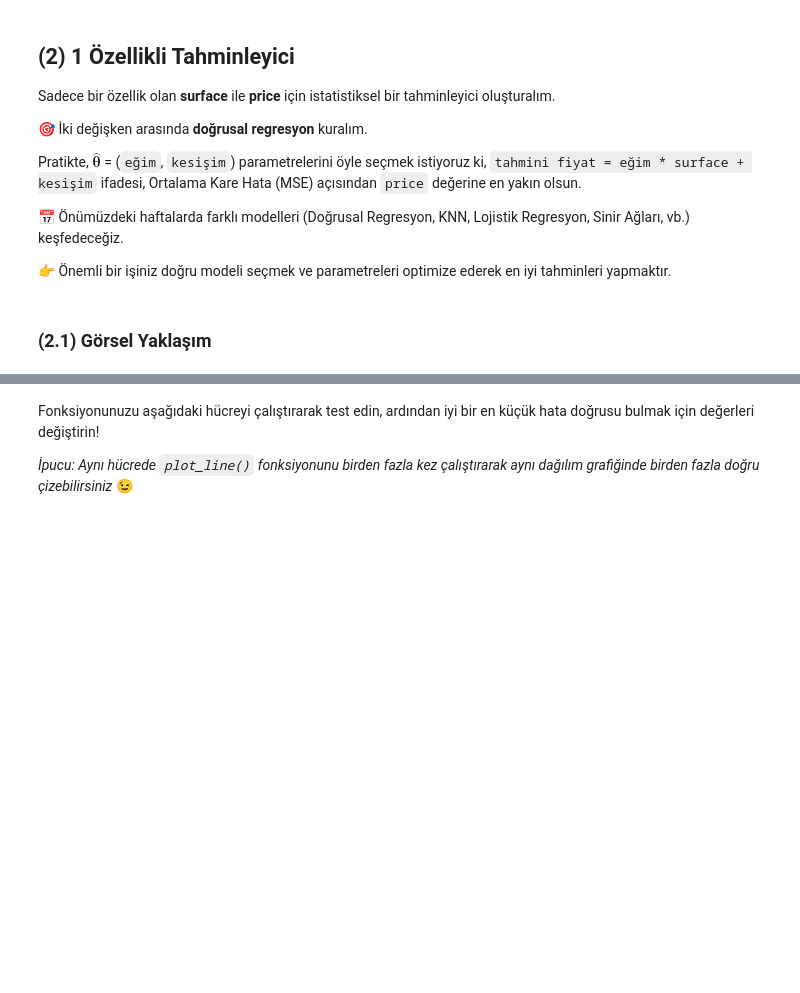
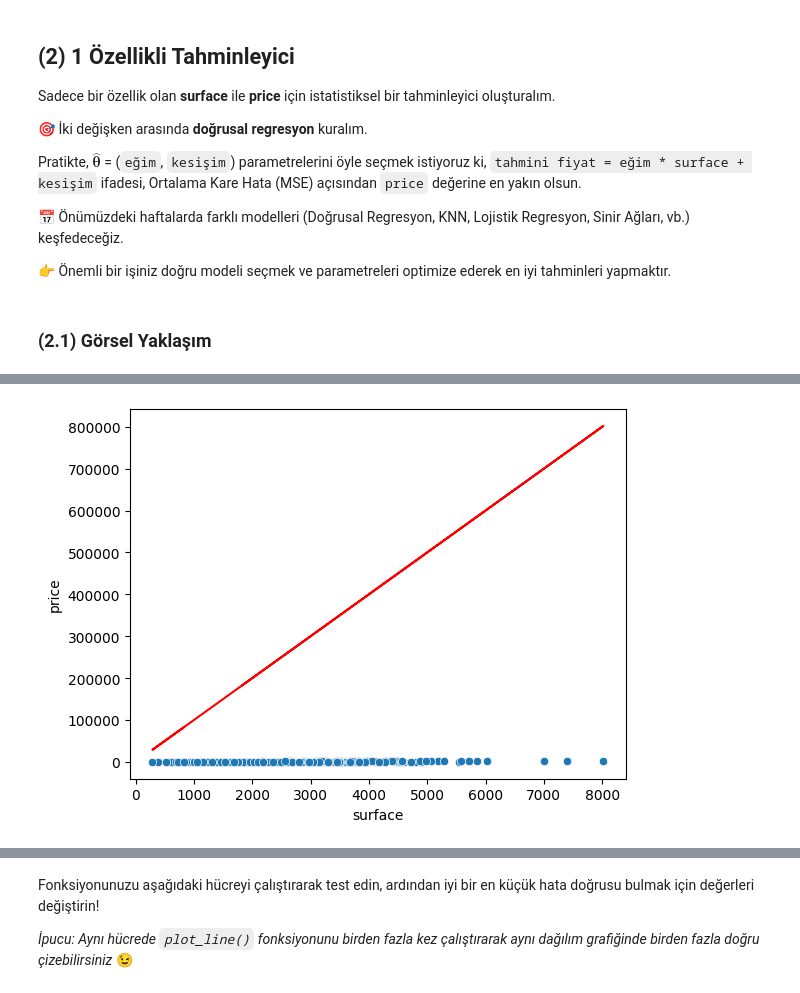
Before and after one commit to tmy-datamesa/data-real-estate-advanced-estimator, a Jupyter notebook: 02-real_estate_advanced_estimator.ipynb, the cells around one changed output, grey strips where cells are left out. Drawn from its saved outputs; the diff is of its cells as text; code cells hidden in the pictures; blank space fills up the shorter version.

```diff
--- a/02-real_estate_advanced_estimator.ipynb
+++ b/02-real_estate_advanced_estimator.ipynb
@@ -206,15 +209,19 @@ Görsel örnek:
 
 
 <img src="https://wagon-public-datasets.s3.amazonaws.com/03-Maths/01-Algebra-Calculus/line_of_best_fit.png" width=400>
-# %%
-def plot_line(data, slope, intercept):
-    # First, we'll create x - an array of our independent variable values - for you.
-    x = data['surface']
-
-    # Now create an array of predicted prices using the predicted prices formula above
-    # Remember, we can do mathematical operations on an entire array at once!
-    y_pred = None
-
-
-    # Finally, let's plot the line!
-    plt.plot(x, y_pred);
+# %%
+def plot_line(data, slope, intercept):
+    x = data['surface']
+
+    # Tahmin formülünü yazıyoruz: y = ax + b
+    y_pred = slope * x + intercept
+
+    # Gerçek verileri nokta olarak, tahminimizi çizgi olarak çiziyoruz
+    sns.scatterplot(x="surface", y="price", data=data)
+    plt.plot(x, y_pred, color='red')
+    plt.show()
+
+# Şimdi dene: Eğimi 100, kesişimi 10 yaparak bir çizgi çizelim
+plot_line(flats, 100, 10)
+# %% [output]
+[figure, added]
```
Also changed, not shown: parts of 39 cells of this notebook, 1 other file.
